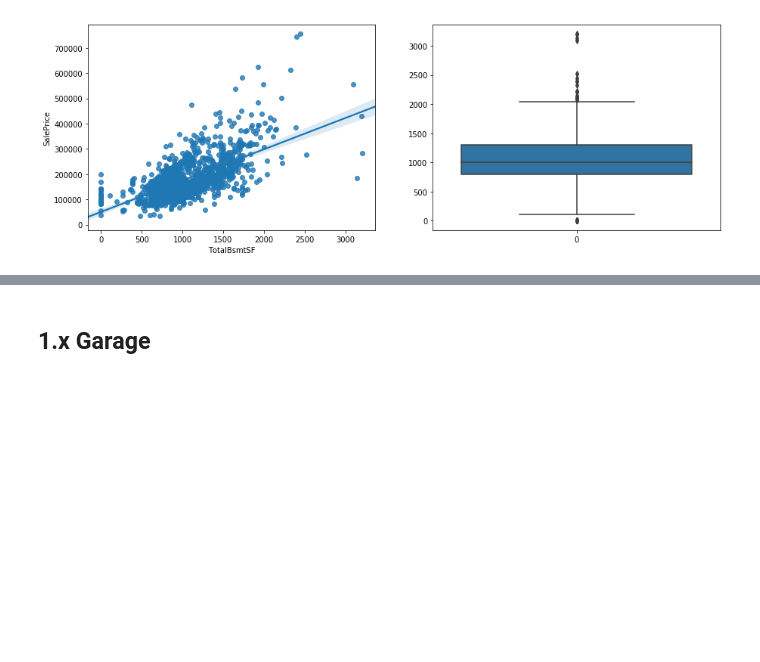
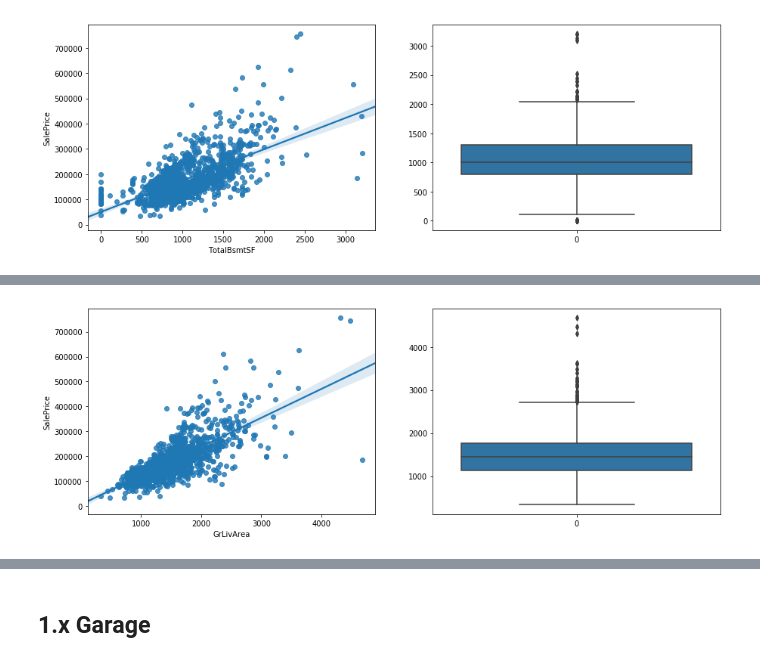
Before and after one commit to winev52/aml-challenge, a Jupyter notebook: challenge.ipynb, the cells around one changed output, grey strips where cells are left out. Cells and saved outputs as stored; diff of their text form; code cells hidden in the pictures; blank space fills up the shorter version.

```diff
--- a/challenge.ipynb
+++ b/challenge.ipynb
@@ -436,0 +496,12 @@ sns.boxplot(data=df_train['TotalBsmtSF']);
+# %%
+plt.subplots(figsize = (15, 5))
+
+# scatter plot with regression line for SalePrice
+plt.subplot(1, 2, 1)
+sns.regplot(x="GrLivArea", y="SalePrice", data=df_train);
+
+# boxplot
+plt.subplot(1, 2, 2)
+sns.boxplot(data=df_train['GrLivArea']);
+# %% [output]
+[figure, added]
```
Also changed, not shown: parts of 15 cells of this notebook.
